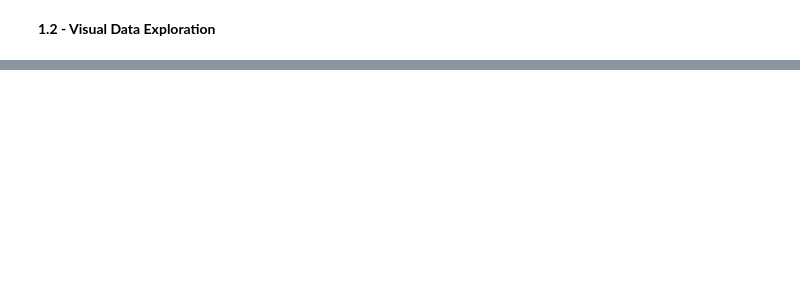
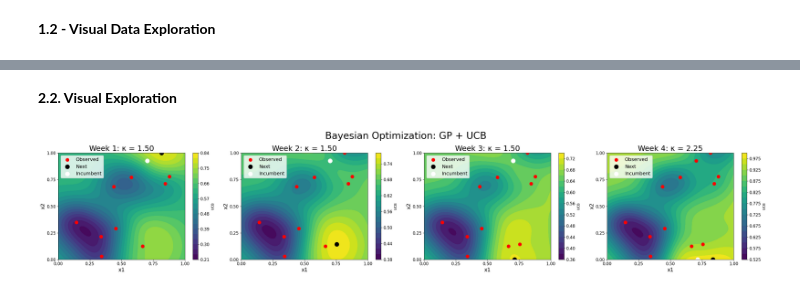
Before and after one commit to hervezogo/Bayesian-Black-Box-Optimisation, a Jupyter notebook: notebooks/Function_2.ipynb, the cells around one changed output, grey strips where cells are left out. Saved outputs shown, nothing was run; the diff lists cells and outputs as text; code cells hidden in the pictures; blank space fills up the shorter version.

```diff
--- a/notebooks/Function_2.ipynb
+++ b/notebooks/Function_2.ipynb
@@ -1089,9 +93,0 @@ plot_local_refinement(
-# %%
-# New Query Point
-x_new = np.array([0.714286, 0.125000])
-y_new = 0.6138326854893379
-
-data = add_QueriedPoint(data, x_new, y_new)
-inputs = data[['x1', 'x2']].to_numpy()
-outputs = data['y'].to_numpy()
-display(data)
@@ -1192,9 +93,0 @@ plot_local_refinement(
-# %%
-# New Query Point
-x_new = np.array([0.704576, 0.000])
-y_new = 0.49814353895185043
-
-data = add_QueriedPoint(data, x_new, y_new)
-inputs = data[['x1', 'x2']].to_numpy()
-outputs = data['y'].to_numpy()
-display(data)
@@ -1240,9 +93,0 @@ plot_local_refinement(
-# %%
-# Queried Point result
-x_new = np.array([0.714286, 0.062500])
-y_new = 0.543542952731858
-
-data = add_QueriedPoint(data, x_new, y_new)
-inputs = data[['x1', 'x2']].to_numpy()
-outputs = data['y'].to_numpy()
-display(data)
@@ -1273,0 +171,20 @@ Overall, the results indicate a narrow high-value region around x1 ~0.714, with
+# %% [markdown]
+**2.2. Visual Exploration**
+# %%
+fig, axes = plt.subplots(1,4, figsize=(30, 6))
+
+for week, ax  in enumerate(axes, start=1):
+
+    week_data = data[:10 + week - 1]
+    week_inputs, week_outputs = extract(week_data)
+    week_incumbent = week_inputs[np.argmax(week_outputs)]
+    week_candidate = np.array([phase_1_rows[week - 1]["candidate_x1"],phase_1_rows[week - 1]["candidate_x2"]])
+
+    plot_acquisition_2d(X_grid_50, phase_1_ucbs[week-1], week_data, week_incumbent, week_candidate , "UCB", ax=ax)
+    ax.set_title(f"Week {week}: κ = {phase_1_kappa_schedule[week - 1][1]:.2f}", fontsize=22)
+
+fig.suptitle(f'Bayesian Optimization: GP + UCB', fontsize=28)
+plt.tight_layout()
+plt.show()
+# %% [output]
+[figure, added]
```
Also changed, not shown: parts of 129 cells of this notebook, 7 other files.
